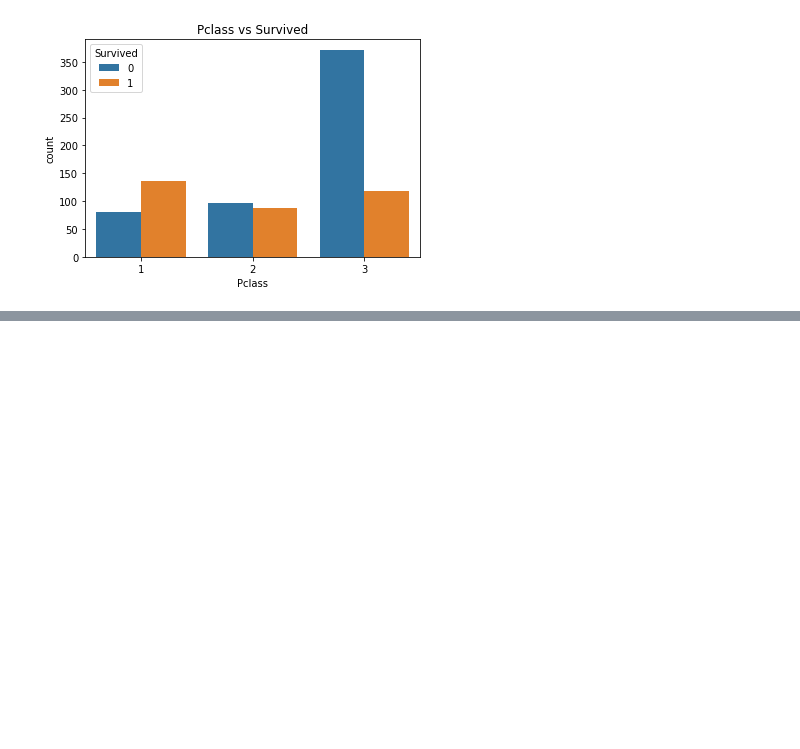
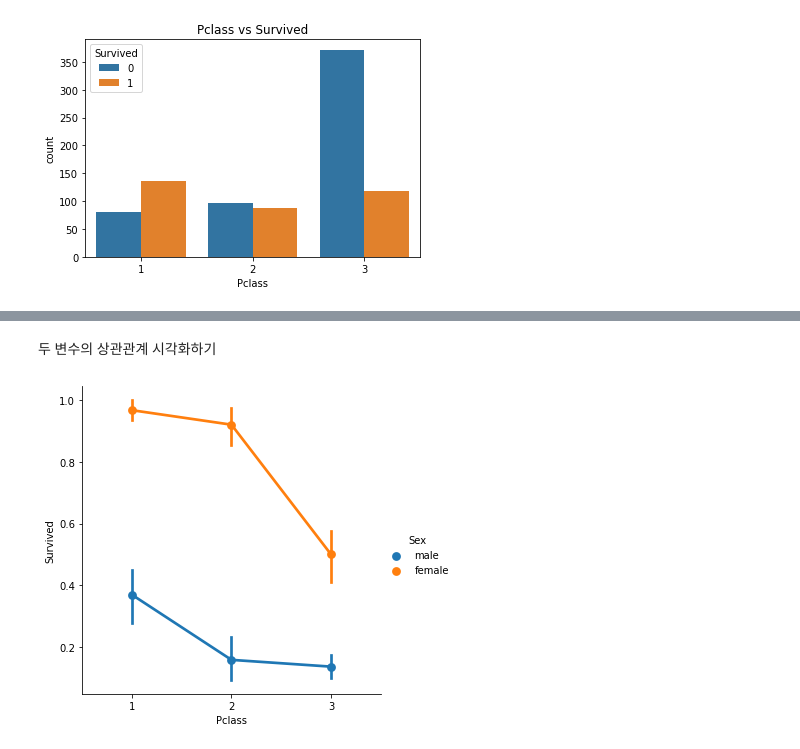
Before and after one commit to ffe4el/bigdata_lec, a Jupyter notebook: 09.27/titanic_ex.ipynb, the cells around one changed output, grey strips where cells are left out. Cells and saved outputs as stored; diff of their text form; code cells hidden in the pictures; blank space fills up the shorter version.

```diff
--- a/09.27/titanic_ex.ipynb
+++ b/09.27/titanic_ex.ipynb
@@ -297,0 +305,8 @@ df['Survived'].corr(df['Fare'])
+# %% [markdown]
+두 변수의 상관관계 시각화하기
+# %%
+#예) 객실등급과 생존의 상관 관계 (성별에 따라 구분)
+sns.catplot(x='Pclass', y='Survived', hue='Sex', data= df, kind='point')
+plt.show()
+# %% [output]
+[figure, added]
```
Also changed, not shown: parts of 5 cells of this notebook.
